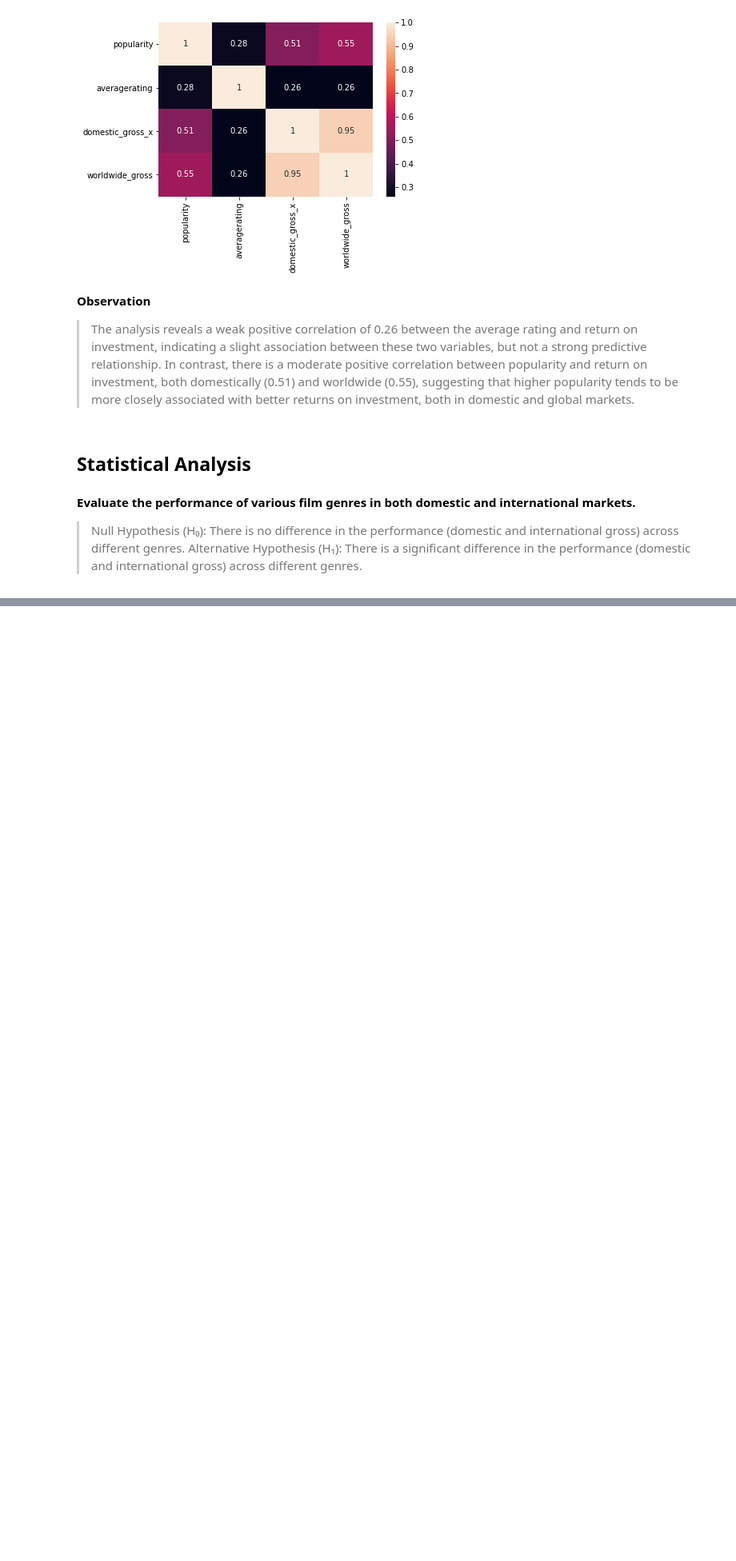
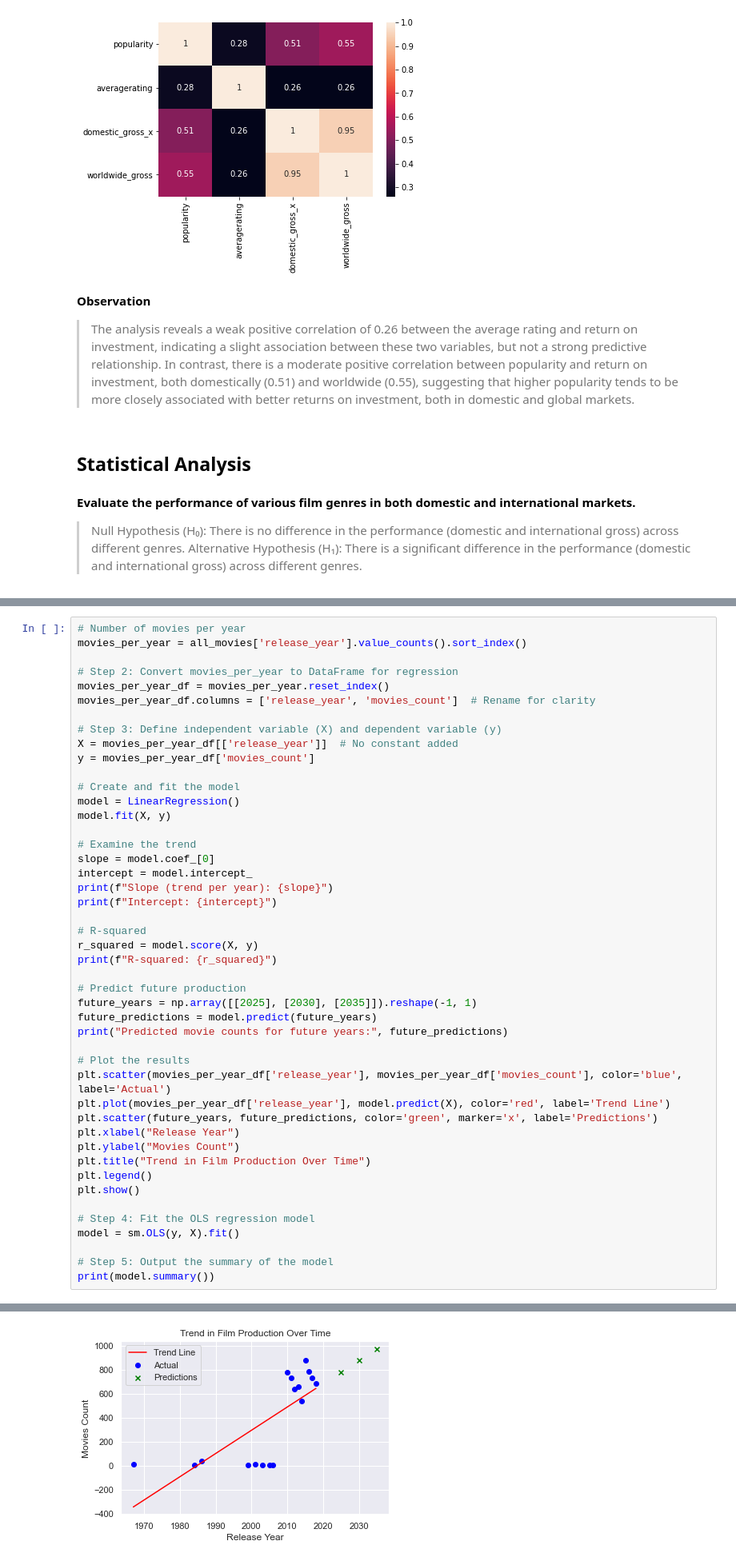
Before and after one commit to mikabenson/PHASE2_PROJECT-inferential-statistics-, a Jupyter notebook: notebooks/Franciscar.ipynb, the cells around one changed output, grey strips where cells are left out. Shown at 80% size. Cells and saved outputs as stored; diff of their text form; blank space fills up the shorter version.

```diff
--- a/notebooks/Franciscar.ipynb
+++ b/notebooks/Franciscar.ipynb
@@ -857,0 +961,47 @@ sns.heatmap(correlation1, annot=True)
+# %%
+# Number of movies per year
+movies_per_year = all_movies['release_year'].value_counts().sort_index()
+
+# Step 2: Convert movies_per_year to DataFrame for regression
+movies_per_year_df = movies_per_year.reset_index()
+movies_per_year_df.columns = ['release_year', 'movies_count']  # Rename for clarity
+
+# Step 3: Define independent variable (X) and dependent variable (y)
+X = movies_per_year_df[['release_year']]  # No constant added
+y = movies_per_year_df['movies_count']
+
+# Create and fit the model
+model = LinearRegression()
+model.fit(X, y)
+
+# Examine the trend
+slope = model.coef_[0]
+intercept = model.intercept_
+print(f"Slope (trend per year): {slope}")
+print(f"Intercept: {intercept}")
+
+# R-squared
+r_squared = model.score(X, y)
+print(f"R-squared: {r_squared}")
+
+# Predict future production
+future_years = np.array([[2025], [2030], [2035]]).reshape(-1, 1)
+future_predictions = model.predict(future_years)
+print("Predicted movie counts for future years:", future_predictions)
+
+# Plot the results
+plt.scatter(movies_per_year_df['release_year'], movies_per_year_df['movies_count'], color='blue', label='Actual')
+plt.plot(movies_per_year_df['release_year'], model.predict(X), color='red', label='Trend Line')
+plt.scatter(future_years, future_predictions, color='green', marker='x', label='Predictions')
+plt.xlabel("Release Year")
+plt.ylabel("Movies Count")
+plt.title("Trend in Film Production Over Time")
+plt.legend()
+plt.show()
+
+# Step 4: Fit the OLS regression model
+model = sm.OLS(y, X).fit()
+
+# Step 5: Output the summary of the model
+print(model.summary())
+# %% [output]
@@ -857,0 +1012 @@ sns.heatmap(correlation1, annot=True)
+[figure, added]
```
Also changed, not shown: parts of 18 cells of this notebook, 1 other file.
